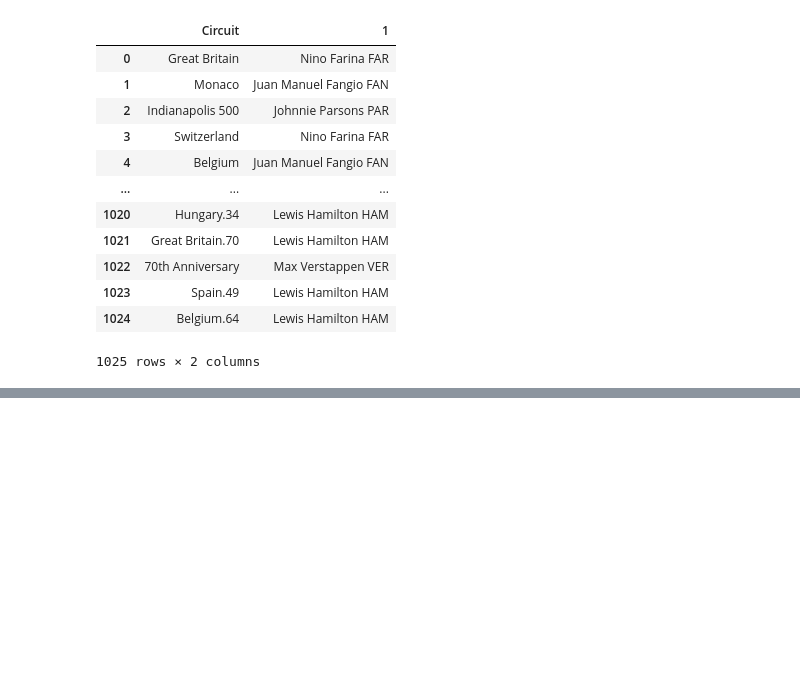
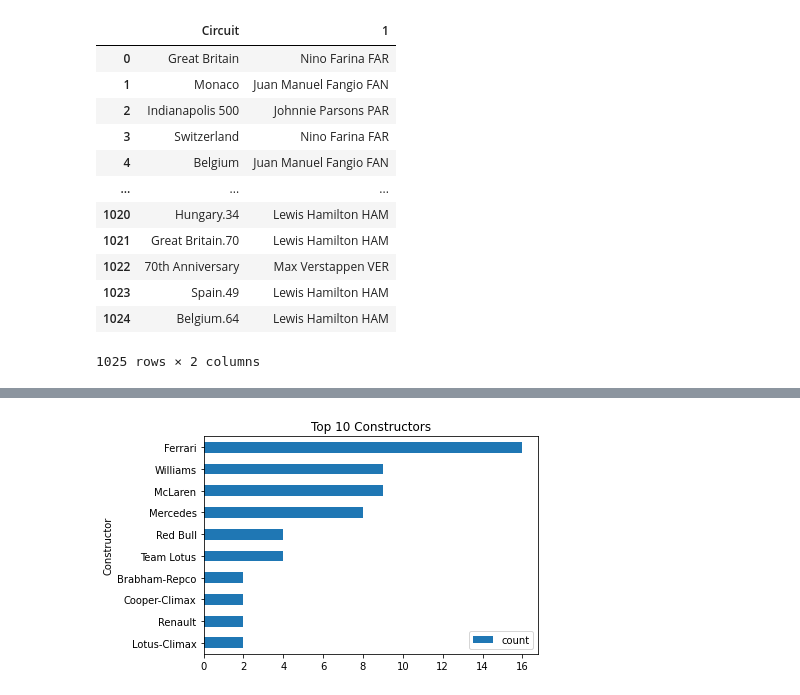
Before and after one commit to halabi93/Formula1-Dashboard, a Jupyter notebook: dftransform.ipynb, the cells around one changed output, grey strips where cells are left out. Cells and saved outputs as stored; diff of their text form; code cells hidden in the pictures; blank space fills up the shorter version.

Commit message:
Most Constructor Champs

```diff
--- a/dftransform.ipynb
+++ b/dftransform.ipynb
@@ -576,0 +626,11 @@ plt.savefig("Images/"+ savename, bbox_inches='tight')
+# %%
+#Run SQL query to find total wins
+driver_champs_df = pd.read_sql(
+   "SELECT name, COUNT(name) FROM year_champs \
+        GROUP BY name \
+        ORDER BY count",
+    engine
+)
+#Removed 1 point for Mclaren because of 2007 issue
+driver_champs_df.iat[13,1] = 8
+driver_champs_df
@@ -576,0 +656,6 @@ plt.savefig("Images/"+ savename, bbox_inches='tight')
+# %%
+# Getting first 3 rows from df
+top_10_constructors = driver_champs_df.iloc[len(driver_champs_df)-10:]
+#top_10_drivers['Total_Wins'] = top_10_drivers['Total_Wins'].astype(int)
+top_10_constructors.set_index('name', inplace=True)
+top_10_constructors
@@ -576,0 +675,16 @@ plt.savefig("Images/"+ savename, bbox_inches='tight')
+# %%
+title = "Top 10 Constructors"
+ylabel = "Number of Wins"
+xlabel = "Constructor"
+
+
+top_10_constructors.plot.barh(title = title, ylabel = ylabel, xlabel = xlabel);
+#plt.xticks(rotation=45, ha='right');
+
+savename = "Top10Constructors.svg"
+plt.savefig("Images/"+ savename, bbox_inches='tight')
+
+savename = "Top10Constructors.png"
+plt.savefig("Images/"+ savename, bbox_inches='tight')
+# %% [output]
+[figure, added]
```
Also changed, not shown: parts of 10 cells of this notebook, 6 other files.
